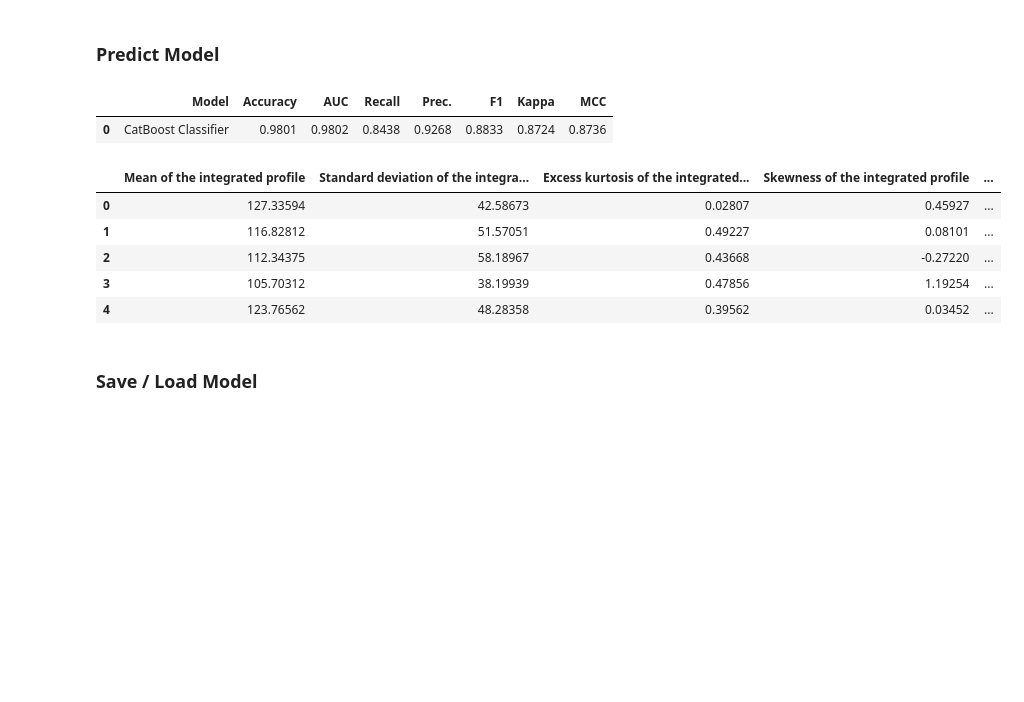
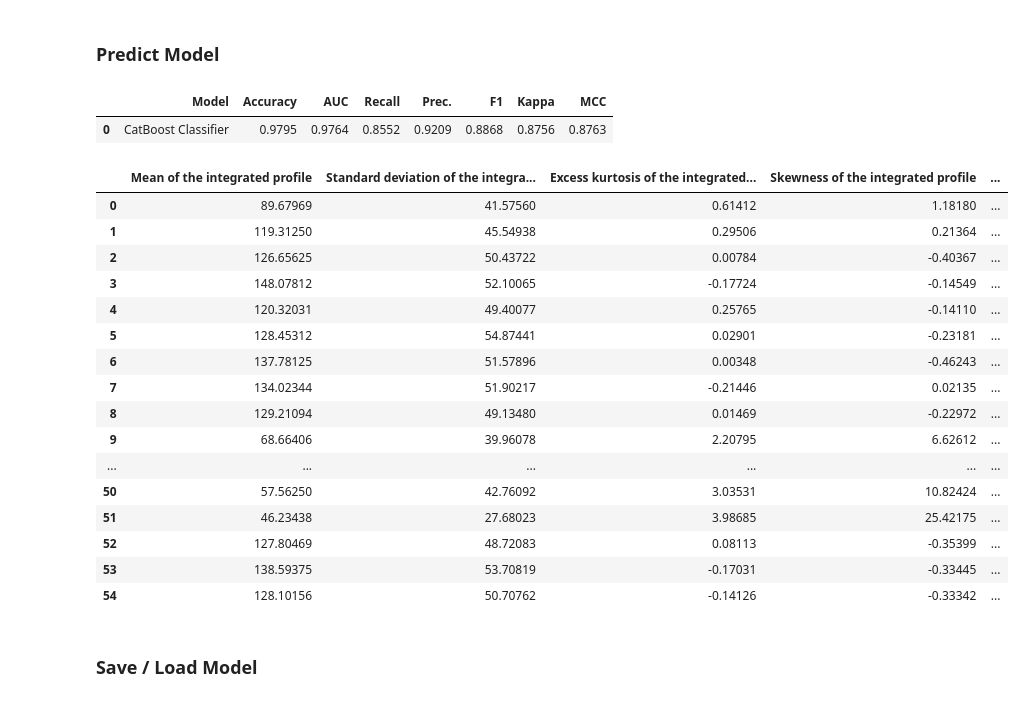
Before and after one commit to Miillya/Geekbrains, a Jupyter notebook: machine_learning_in_business/course_project/models/HTRU2.ipynb, the cells around one changed output. Saved outputs shown, nothing was run; the diff lists cells and outputs as text; code cells hidden in the pictures; blank space fills up the shorter version.

```diff
--- a/machine_learning_in_business/course_project/models/HTRU2.ipynb
+++ b/machine_learning_in_business/course_project/models/HTRU2.ipynb
@@ -374,16 +374,27 @@ interpret_model(tuned_cbc, plot = 'correlation')
 ### Predict Model
 # %%
 predictions = predict_model(tuned_cbc)
-predictions.head()
+predictions.head(55)
 # %% [output]
 |  | Model | Accuracy | AUC | Recall | Prec. | F1 | Kappa | MCC |
-| 0 | CatBoost Classifier | 0.9801 | 0.9802 | 0.8438 | 0.9268 | 0.8833 | 0.8724 | 0.8736 |
+| 0 | CatBoost Classifier | 0.9795 | 0.9764 | 0.8552 | 0.9209 | 0.8868 | 0.8756 | 0.8763 |
 |  | Mean of the integrated profile | Standard deviation of the integra... | Excess kurtosis of the integrated... | Skewness of the integrated profile | ... |
-| 0 | 127.33594 | 42.58673 | 0.02807 | 0.45927 | ... |
-| 1 | 116.82812 | 51.57051 | 0.49227 | 0.08101 | ... |
-| 2 | 112.34375 | 58.18967 | 0.43668 | -0.27220 | ... |
-| 3 | 105.70312 | 38.19939 | 0.47856 | 1.19254 | ... |
-| 4 | 123.76562 | 48.28358 | 0.39562 | 0.03452 | ... |
+| 0 | 89.67969 | 41.57560 | 0.61412 | 1.18180 | ... |
+| 1 | 119.31250 | 45.54938 | 0.29506 | 0.21364 | ... |
+| 2 | 126.65625 | 50.43722 | 0.00784 | -0.40367 | ... |
+| 3 | 148.07812 | 52.10065 | -0.17724 | -0.14549 | ... |
+| 4 | 120.32031 | 49.40077 | 0.25765 | -0.14110 | ... |
+| 5 | 128.45312 | 54.87441 | 0.02901 | -0.23181 | ... |
+| 6 | 137.78125 | 51.57896 | 0.00348 | -0.46243 | ... |
+| 7 | 134.02344 | 51.90217 | -0.21446 | 0.02135 | ... |
+| 8 | 129.21094 | 49.13480 | 0.01469 | -0.22972 | ... |
+| 9 | 68.66406 | 39.96078 | 2.20795 | 6.62612 | ... |
+| ... | ... | ... | ... | ... | ... |
+| 50 | 57.56250 | 42.76092 | 3.03531 | 10.82424 | ... |
+| 51 | 46.23438 | 27.68023 | 3.98685 | 25.42175 | ... |
+| 52 | 127.80469 | 48.72083 | 0.08113 | -0.35399 | ... |
+| 53 | 138.59375 | 53.70819 | -0.17031 | -0.33445 | ... |
+| 54 | 128.10156 | 50.70762 | -0.14126 | -0.33342 | ... |
 # %% [markdown]
 ### Save / Load Model
 # %%
```
Also changed, not shown: parts of 14 cells of this notebook, 5 other files.
